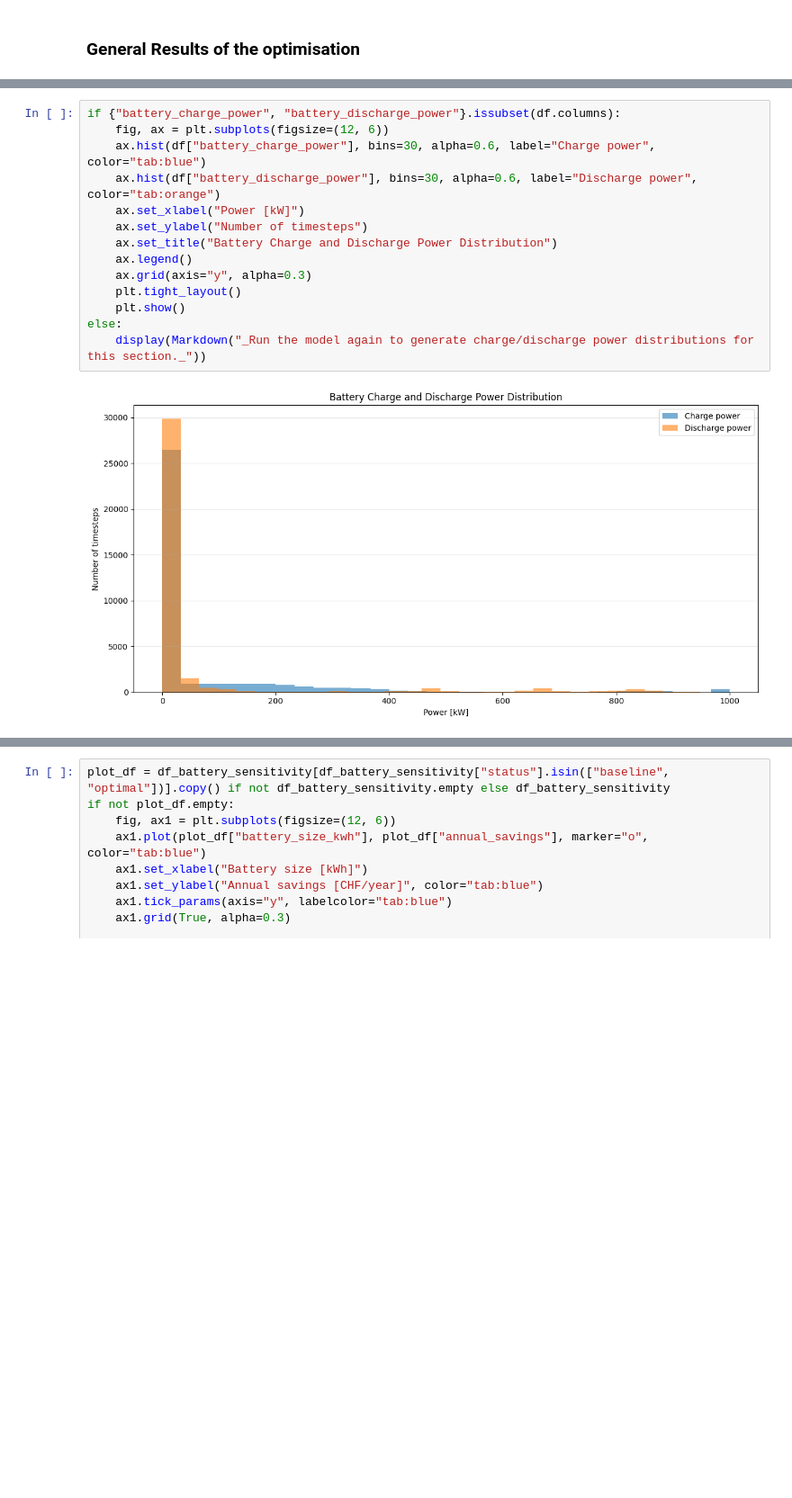
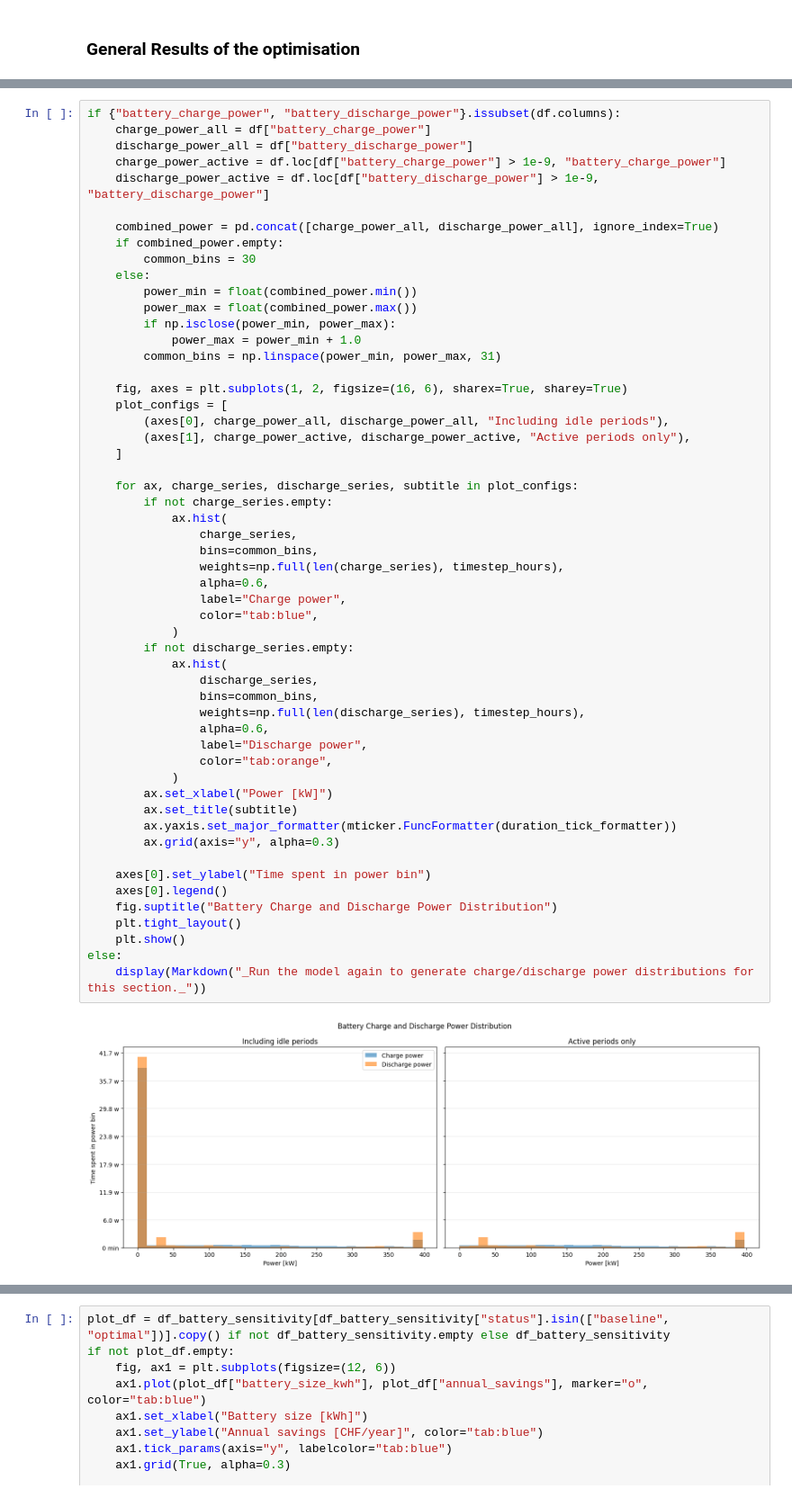
Before and after one commit to diegomalsiner1/CS1-Swiss-Post, a Jupyter notebook: results_sheet.ipynb, the cells around one changed output, grey strips where cells are left out. Shown at 90% size. Cells and saved outputs as stored; diff of their text form; blank space fills up the shorter version.

```diff
--- a/results_sheet.ipynb
+++ b/results_sheet.ipynb
@@ -333,19 +380,59 @@ display(df_battery_util.style.format({"Value": format_value}))
 # %%
 if {"battery_charge_power", "battery_discharge_power"}.issubset(df.columns):
-    fig, ax = plt.subplots(figsize=(12, 6))
-    ax.hist(df["battery_charge_power"], bins=30, alpha=0.6, label="Charge power", color="tab:blue")
-    ax.hist(df["battery_discharge_power"], bins=30, alpha=0.6, label="Discharge power", color="tab:orange")
-    ax.set_xlabel("Power [kW]")
-    ax.set_ylabel("Number of timesteps")
-    ax.set_title("Battery Charge and Discharge Power Distribution")
-    ax.legend()
-    ax.grid(axis="y", alpha=0.3)
+    charge_power_all = df["battery_charge_power"]
+    discharge_power_all = df["battery_discharge_power"]
+    charge_power_active = df.loc[df["battery_charge_power"] > 1e-9, "battery_charge_power"]
+    discharge_power_active = df.loc[df["battery_discharge_power"] > 1e-9, "battery_discharge_power"]
+
+    combined_power = pd.concat([charge_power_all, discharge_power_all], ignore_index=True)
+    if combined_power.empty:
+        common_bins = 30
+    else:
+        power_min = float(combined_power.min())
+        power_max = float(combined_power.max())
+        if np.isclose(power_min, power_max):
+            power_max = power_min + 1.0
+        common_bins = np.linspace(power_min, power_max, 31)
+
+    fig, axes = plt.subplots(1, 2, figsize=(16, 6), sharex=True, sharey=True)
+    plot_configs = [
+        (axes[0], charge_power_all, discharge_power_all, "Including idle periods"),
+        (axes[1], charge_power_active, discharge_power_active, "Active periods only"),
+    ]
+
+    for ax, charge_series, discharge_series, subtitle in plot_configs:
+        if not charge_series.empty:
+            ax.hist(
+                charge_series,
+                bins=common_bins,
+                weights=np.full(len(charge_series), timestep_hours),
+                alpha=0.6,
+                label="Charge power",
+                color="tab:blue",
+            )
+        if not discharge_series.empty:
+            ax.hist(
+                discharge_series,
+                bins=common_bins,
+                weights=np.full(len(discharge_series), timestep_hours),
+                alpha=0.6,
+                label="Discharge power",
+                color="tab:orange",
+            )
+        ax.set_xlabel("Power [kW]")
+        ax.set_title(subtitle)
+        ax.yaxis.set_major_formatter(mticker.FuncFormatter(duration_tick_formatter))
+        ax.grid(axis="y", alpha=0.3)
+
+    axes[0].set_ylabel("Time spent in power bin")
+    axes[0].legend()
+    fig.suptitle("Battery Charge and Discharge Power Distribution")
     plt.tight_layout()
     plt.show()
 else:
     display(Markdown("_Run the model again to generate charge/discharge power distributions for this section._"))
 # %% [output]
-[figure, old version]
+[figure, new version]
 # %%
 display(Markdown("## Battery Size Sensitivity"))
 if df_battery_sensitivity.empty:
```
Also changed, not shown: parts of 10 cells of this notebook, 7 other files.
